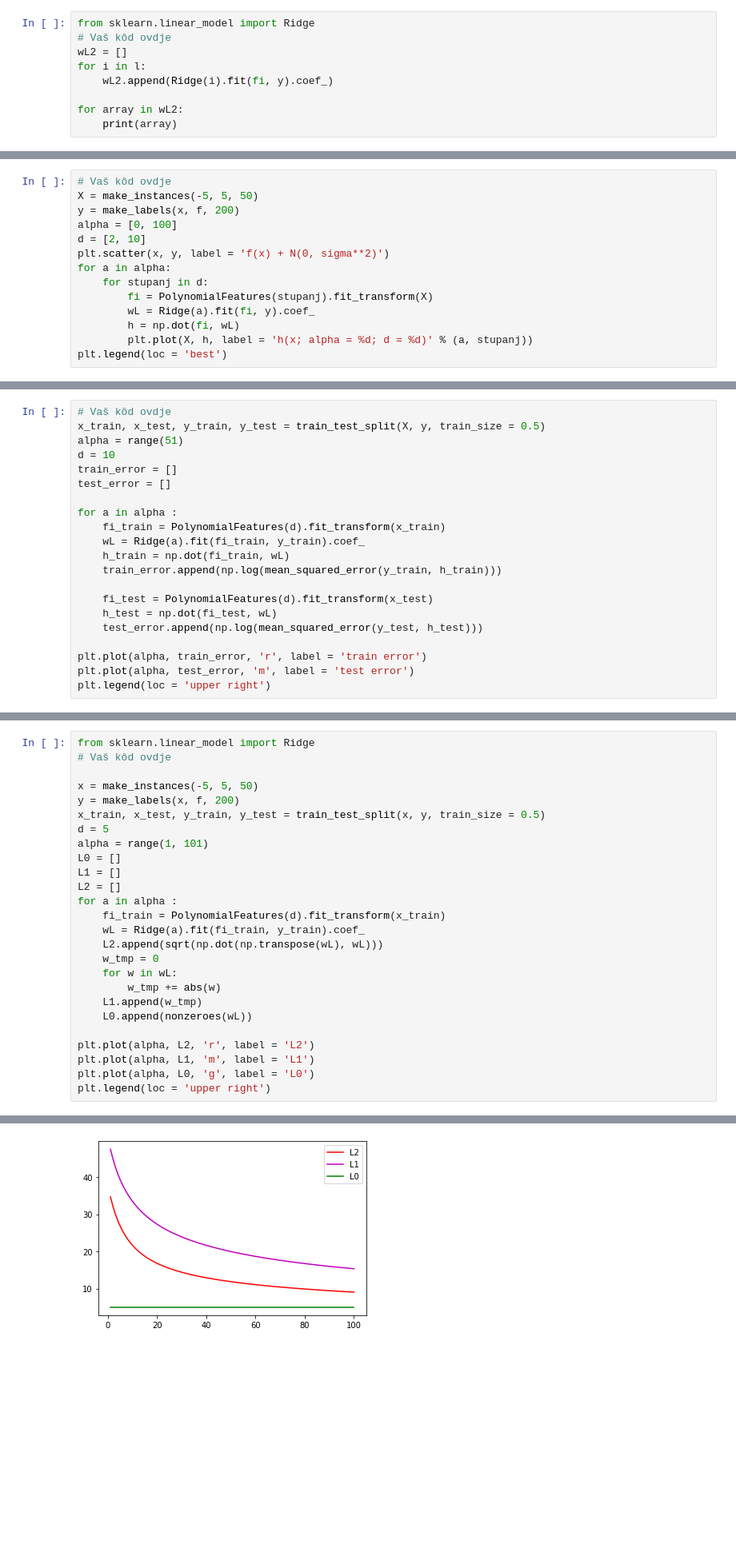
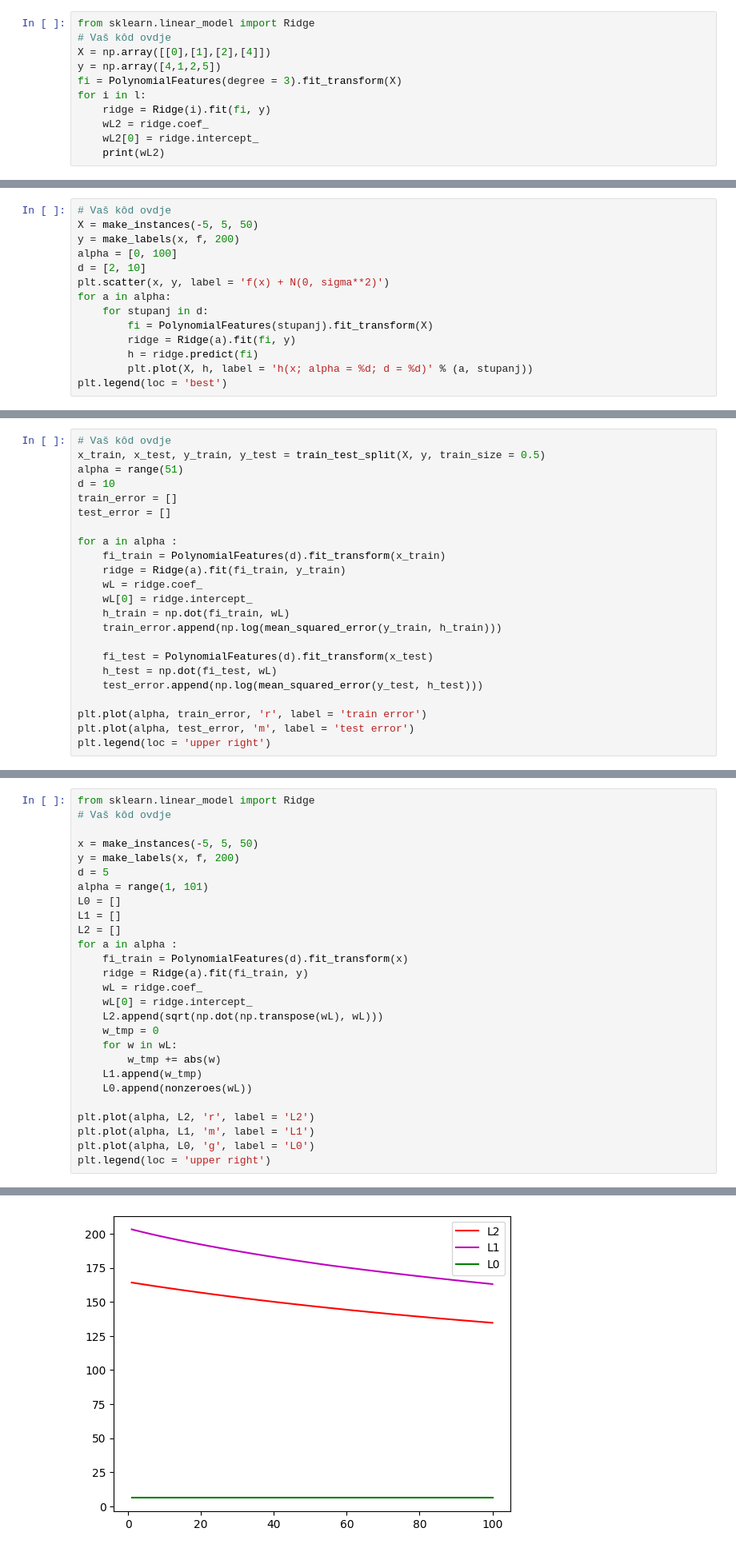
Before and after one commit to lbalic21/machine_learning, a Jupyter notebook: SU1-2022-LAB1.ipynb, the cells around one changed output, grey strips where cells are left out. Shown at 80% size. Drawn from its saved outputs; the diff is of its cells as text; blank space fills up the shorter version.

```diff
--- a/SU1-2022-LAB1.ipynb
+++ b/SU1-2022-LAB1.ipynb
@@ -349,10 +354,12 @@ Proučite klasu [`Ridge`](http://scikit-learn.org/stable/modules/generated/sklea
 # %%
 from sklearn.linear_model import Ridge
 # Vaš kôd ovdje
-wL2 = []
+X = np.array([[0],[1],[2],[4]])
+y = np.array([4,1,2,5])
+fi = PolynomialFeatures(degree = 3).fit_transform(X)
 for i in l:
-    wL2.append(Ridge(i).fit(fi, y).coef_)
-
-for array in wL2:
-    print(array)
+    ridge = Ridge(i).fit(fi, y)
+    wL2 = ridge.coef_
+    wL2[0] = ridge.intercept_
+    print(wL2)
 # %% [output]
@@ -375,8 +382,8 @@ plt.scatter(x, y, label = 'f(x) + N(0, sigma**2)')
 for a in alpha:
     for stupanj in d:
         fi = PolynomialFeatures(stupanj).fit_transform(X)
-        wL = Ridge(a).fit(fi, y).coef_
-        h = np.dot(fi, wL)
+        ridge = Ridge(a).fit(fi, y)
+        h = ridge.predict(fi)
         plt.plot(X, h, label = 'h(x; alpha = %d; d = %d)' % (a, stupanj))
 plt.legend(loc = 'best')
 # %% [output]
@@ -400,7 +407,9 @@ test_error = []
 
 for a in alpha :
     fi_train = PolynomialFeatures(d).fit_transform(x_train)
-    wL = Ridge(a).fit(fi_train, y_train).coef_
+    ridge = Ridge(a).fit(fi_train, y_train)
+    wL = ridge.coef_
+    wL[0] = ridge.intercept_
     h_train = np.dot(fi_train, wL)
     train_error.append(np.log(mean_squared_error(y_train, h_train)))
 
@@ -432,32 +441,33 @@ Za ovaj zadatak upotrijebite skup za učenje i skup za testiranje iz zadatka 3b.
 # %%
 from sklearn.linear_model import Ridge
 # Vaš kôd ovdje
 
 x = make_instances(-5, 5, 50)
 y = make_labels(x, f, 200)
-x_train, x_test, y_train, y_test = train_test_split(x, y, train_size = 0.5)
 d = 5
 alpha = range(1, 101)
 L0 = []
 L1 = []
 L2 = []
 for a in alpha :
-    fi_train = PolynomialFeatures(d).fit_transform(x_train)
-    wL = Ridge(a).fit(fi_train, y_train).coef_
+    fi_train = PolynomialFeatures(d).fit_transform(x)
+    ridge = Ridge(a).fit(fi_train, y)
+    wL = ridge.coef_
+    wL[0] = ridge.intercept_
     L2.append(sqrt(np.dot(np.transpose(wL), wL)))
     w_tmp = 0
     for w in wL:
         w_tmp += abs(w)
     L1.append(w_tmp)
     L0.append(nonzeroes(wL))
 
 plt.plot(alpha, L2, 'r', label = 'L2')
 plt.plot(alpha, L1, 'm', label = 'L1')
 plt.plot(alpha, L0, 'g', label = 'L0')
 plt.legend(loc = 'upper right')
 # %% [output]
 <matplotlib.legend.Legend at 0x...>
-[figure, old version]
+[figure, new version]
 # %% [markdown]
 ### (b)
 # %% [markdown]
```
Also changed, not shown: parts of 22 cells of this notebook, 2 other files.
